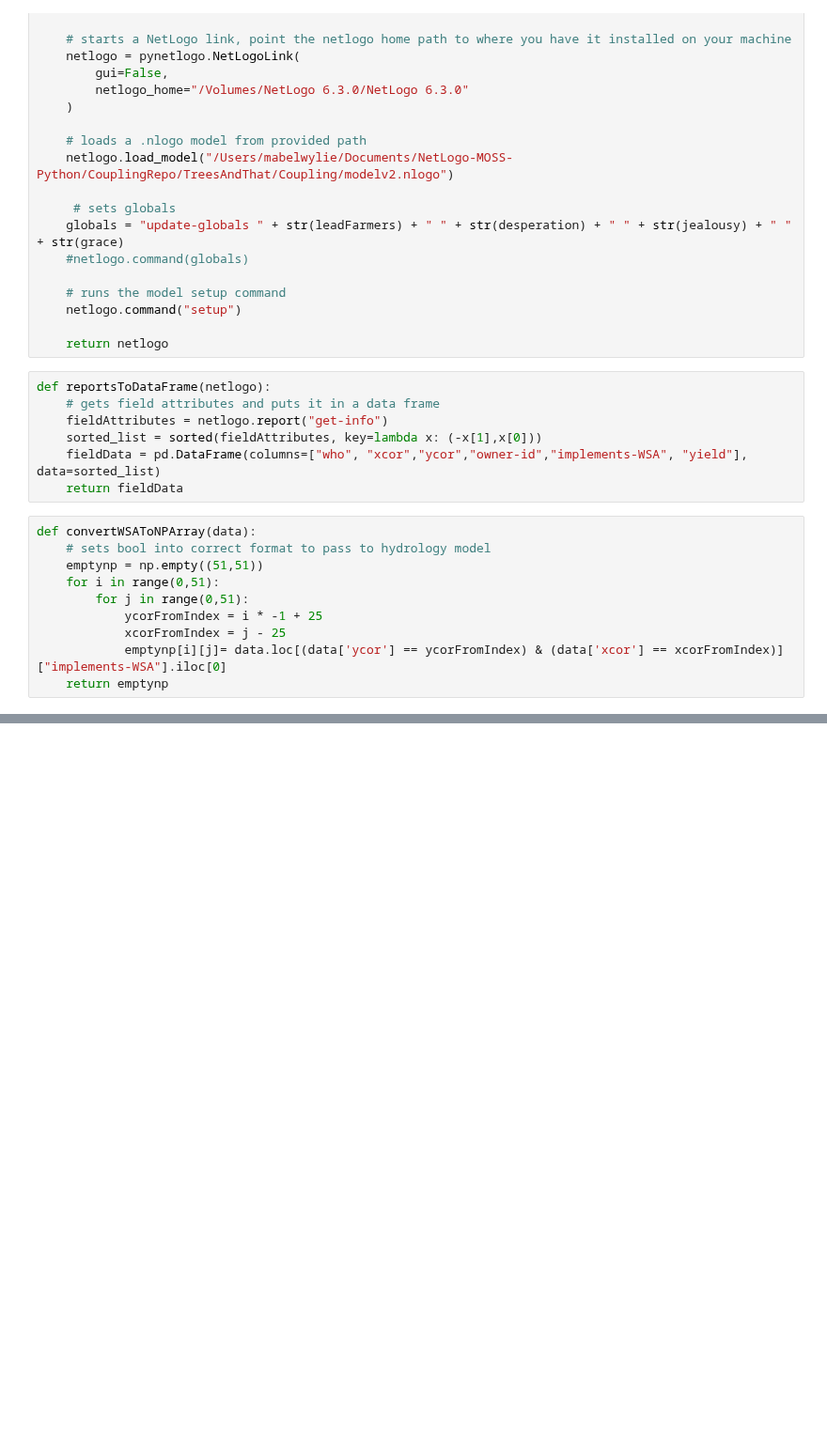
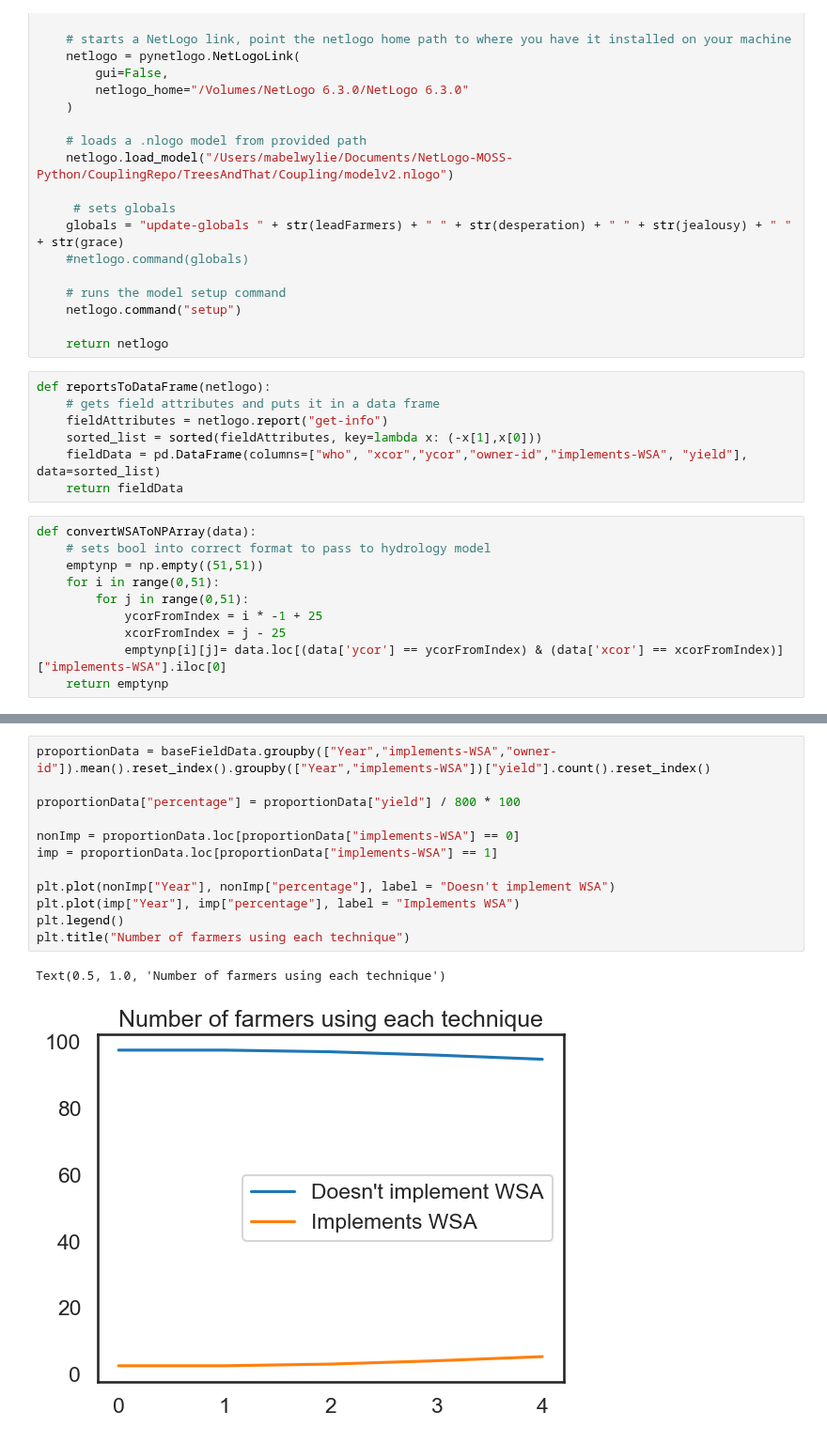
Before and after one commit to WylieMabel/TreesAndThat, a Jupyter notebook: LandLab_experiments/netlogoDriver.ipynb, the cells around one changed output, grey strips where cells are left out. Shown at 94% size. Cells and saved outputs as stored; diff of their text form; blank space fills up the shorter version.

```diff
--- a/LandLab_experiments/netlogoDriver.ipynb
+++ b/LandLab_experiments/netlogoDriver.ipynb
@@ -366,0 +221,15 @@ df.loc[df["implements-WSA"] == 1]
+# %%
+proportionData = baseFieldData.groupby(["Year","implements-WSA","owner-id"]).mean().reset_index().groupby(["Year","implements-WSA"])["yield"].count().reset_index()
+
+proportionData["percentage"] = proportionData["yield"] / 800 * 100
+
+nonImp = proportionData.loc[proportionData["implements-WSA"] == 0]
+imp = proportionData.loc[proportionData["implements-WSA"] == 1]
+
+plt.plot(nonImp["Year"], nonImp["percentage"], label = "Doesn't implement WSA")
+plt.plot(imp["Year"], imp["percentage"], label = "Implements WSA")
+plt.legend()
+plt.title("Number of farmers using each technique")
+# %% [output]
+Text(0.5, 1.0, 'Number of farmers using each technique')
+[figure, added]
```
Also changed, not shown: parts of 15 cells of this notebook, 1 other file.
